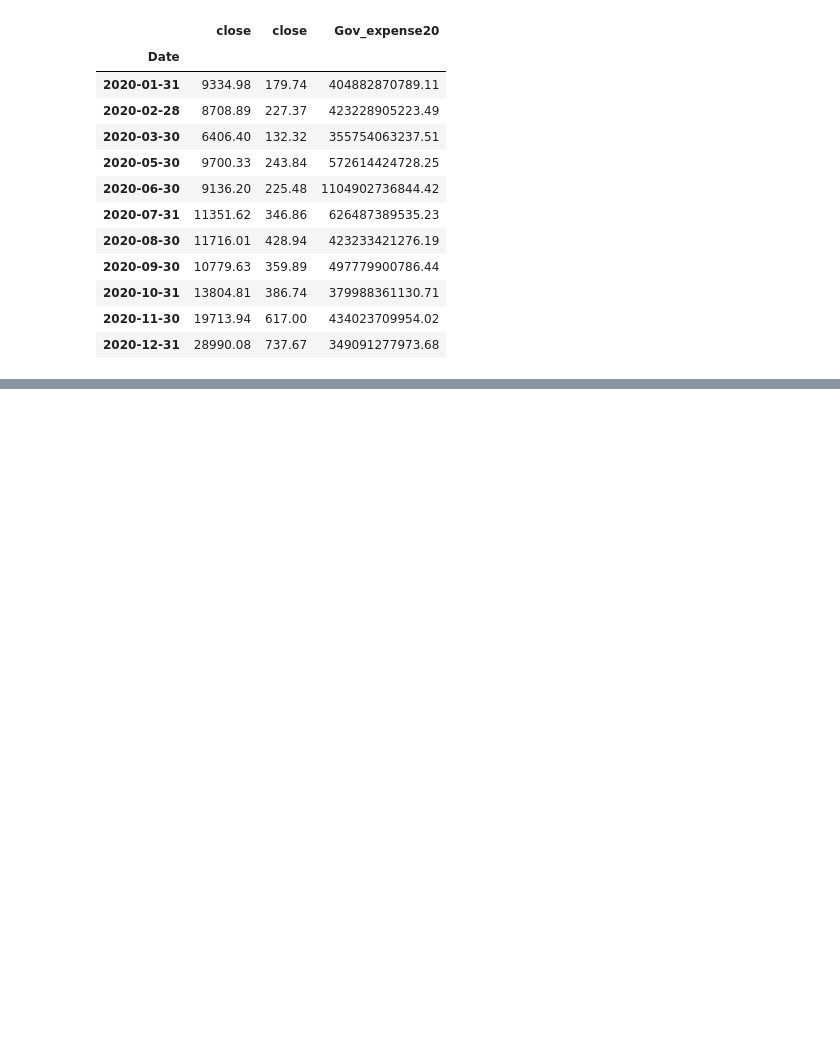
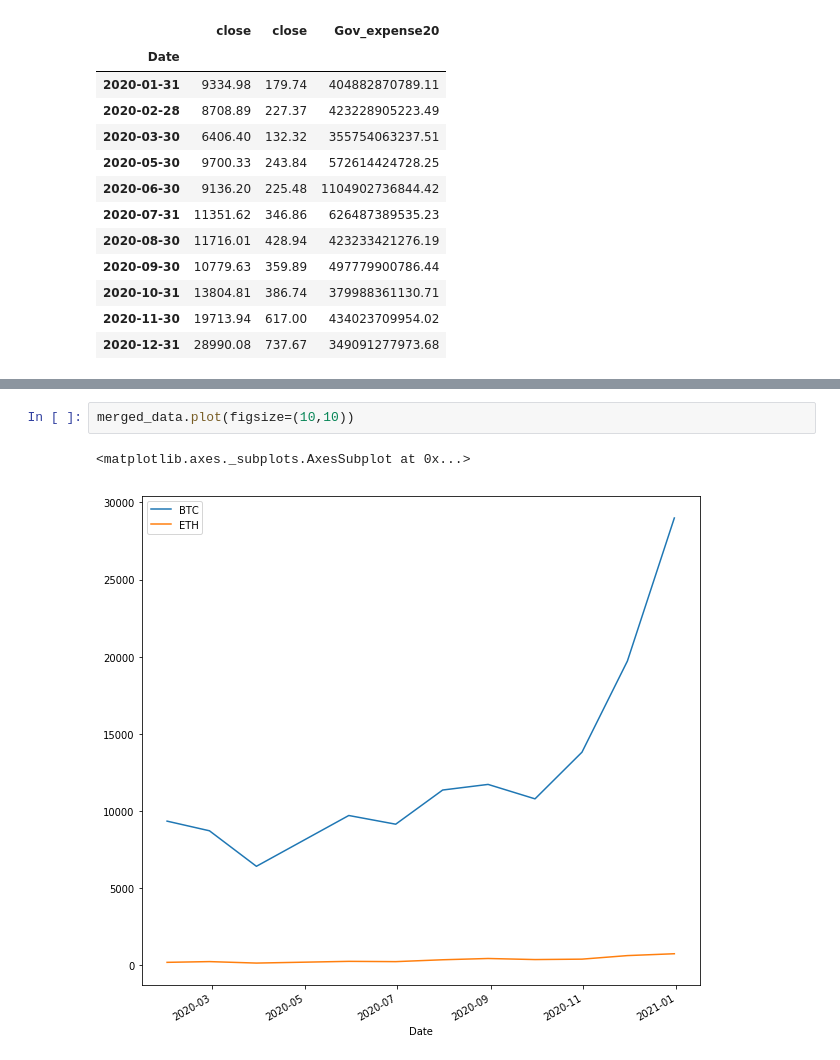
Before and after one commit to haege101/2020-Government-Expenditure-Correlation-Project, a Jupyter notebook: Project 1 Group Code.ipynb, the cells around one changed output, grey strips where cells are left out. Cells and saved outputs as stored; diff of their text form; blank space fills up the shorter version.

Commit message:
added Graphs/Correlation

```diff
--- a/Project 1 Group Code.ipynb
+++ b/Project 1 Group Code.ipynb
@@ -263,3 +264,8 @@ merged_data
 | 2020-10-31 | 13804.81 | 386.74 | 379988361130.71 |
 | 2020-11-30 | 19713.94 | 617.00 | 434023709954.02 |
 | 2020-12-31 | 28990.08 | 737.67 | 349091277973.68 |
+# %%
+merged_data.plot(figsize=(10,10))
+# %% [output]
+<matplotlib.axes._subplots.AxesSubplot at 0x...>
+[figure, added]
```
Also changed, not shown: parts of 6 cells of this notebook.
